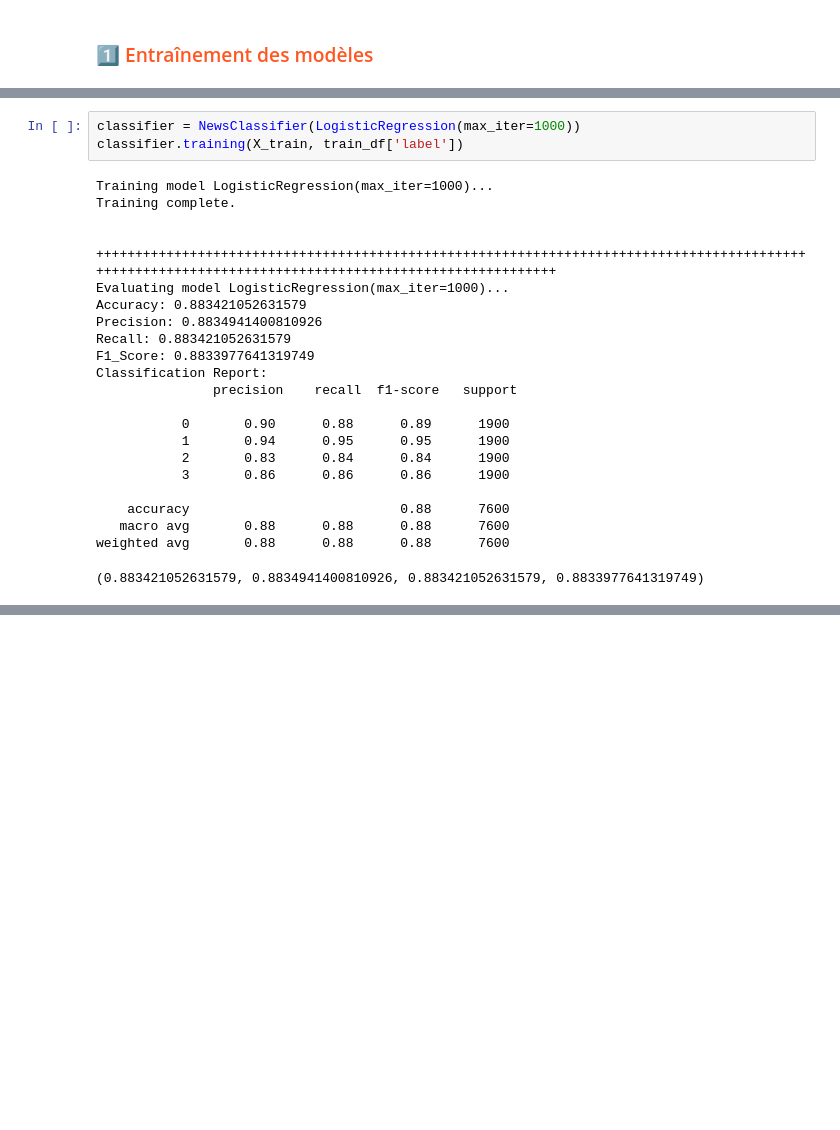
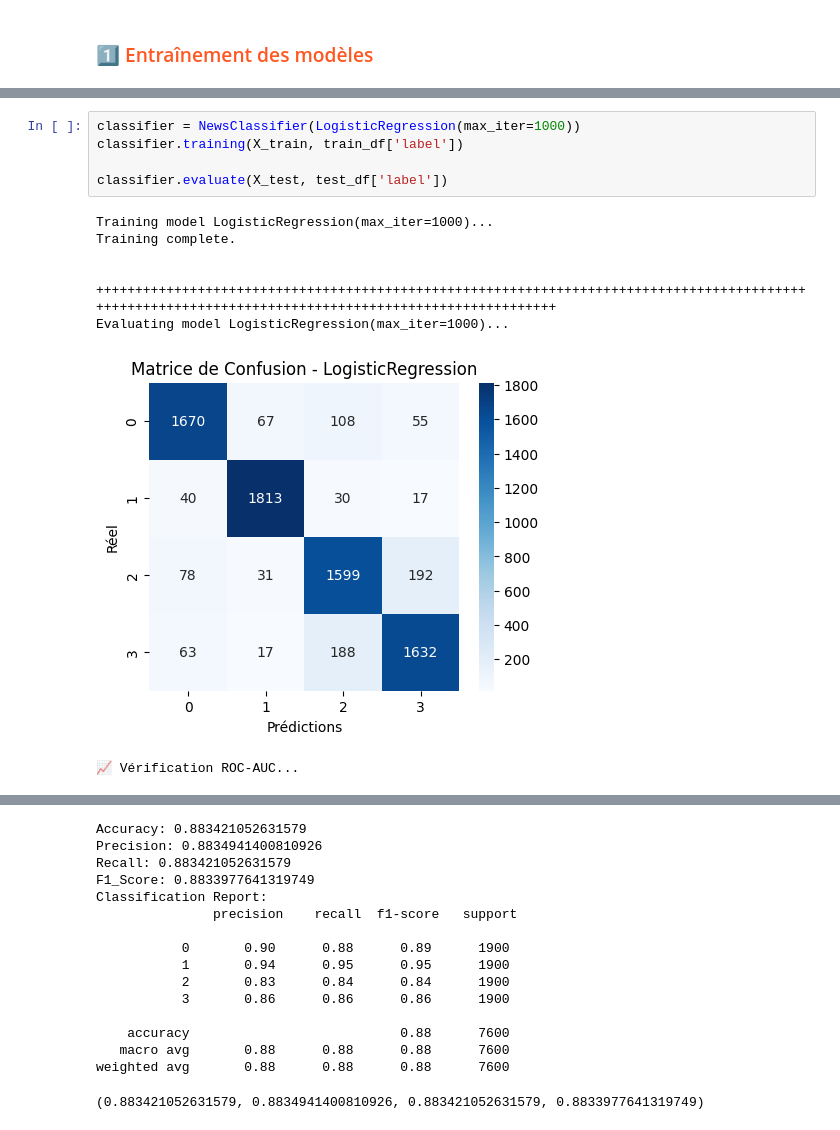
Before and after one commit to bouchramilo/News_Classifier, a Jupyter notebook: notebooks/partie_1.ipynb, the cells around one changed output, grey strips where cells are left out. Saved outputs shown, nothing was run; the diff lists cells and outputs as text; blank space fills up the shorter version.

```diff
--- a/notebooks/partie_1.ipynb
+++ b/notebooks/partie_1.ipynb
@@ -305,25 +346,13 @@ Embedding length: 384
 # %%
 classifier = NewsClassifier(LogisticRegression(max_iter=1000))
 classifier.training(X_train, train_df['label'])
+
+classifier.evaluate(X_test, test_df['label'])
 # %% [output]
 Training model LogisticRegression(max_iter=1000)...
 Training complete.
 
  ++++++++++++++++++++++++++++++++++++++++++++++++++++++++++++++++++++++++++++++++++++++++++++++++++++++++++++++++++++++++++++++++++++++++++++++++++++++
 Evaluating model LogisticRegression(max_iter=1000)...
-Accuracy: 0.883421052631579
-Precision: 0.8834941400810926
-Recall: 0.883421052631579
-F1_Score: 0.8833977641319749
-Classification Report:
-               precision    recall  f1-score   support
-
-           0       0.90      0.88      0.89      1900
-           1       0.94      0.95      0.95      1900
-           2       0.83      0.84      0.84      1900
-           3       0.86      0.86      0.86      1900
-
-    accuracy                           0.88      7600
-   macro avg       0.88      0.88      0.88      7600
-weighted avg       0.88      0.88      0.88      7600
+[figure, added]
-(0.883421052631579, 0.8834941400810926, 0.883421052631579, 0.8833977641319749)
+📈 Vérification ROC-AUC...
@@ -329,0 +360,16 @@ weighted avg       0.88      0.88      0.88      7600
+Accuracy: 0.883421052631579
+Precision: 0.8834941400810926
+Recall: 0.883421052631579
+F1_Score: 0.8833977641319749
+Classification Report:
+               precision    recall  f1-score   support
+
+           0       0.90      0.88      0.89      1900
+           1       0.94      0.95      0.95      1900
+           2       0.83      0.84      0.84      1900
+           3       0.86      0.86      0.86      1900
+
+    accuracy                           0.88      7600
+   macro avg       0.88      0.88      0.88      7600
+weighted avg       0.88      0.88      0.88      7600
+(0.883421052631579, 0.8834941400810926, 0.883421052631579, 0.8833977641319749)
```
Also changed, not shown: parts of 9 cells of this notebook, 1 other file.
